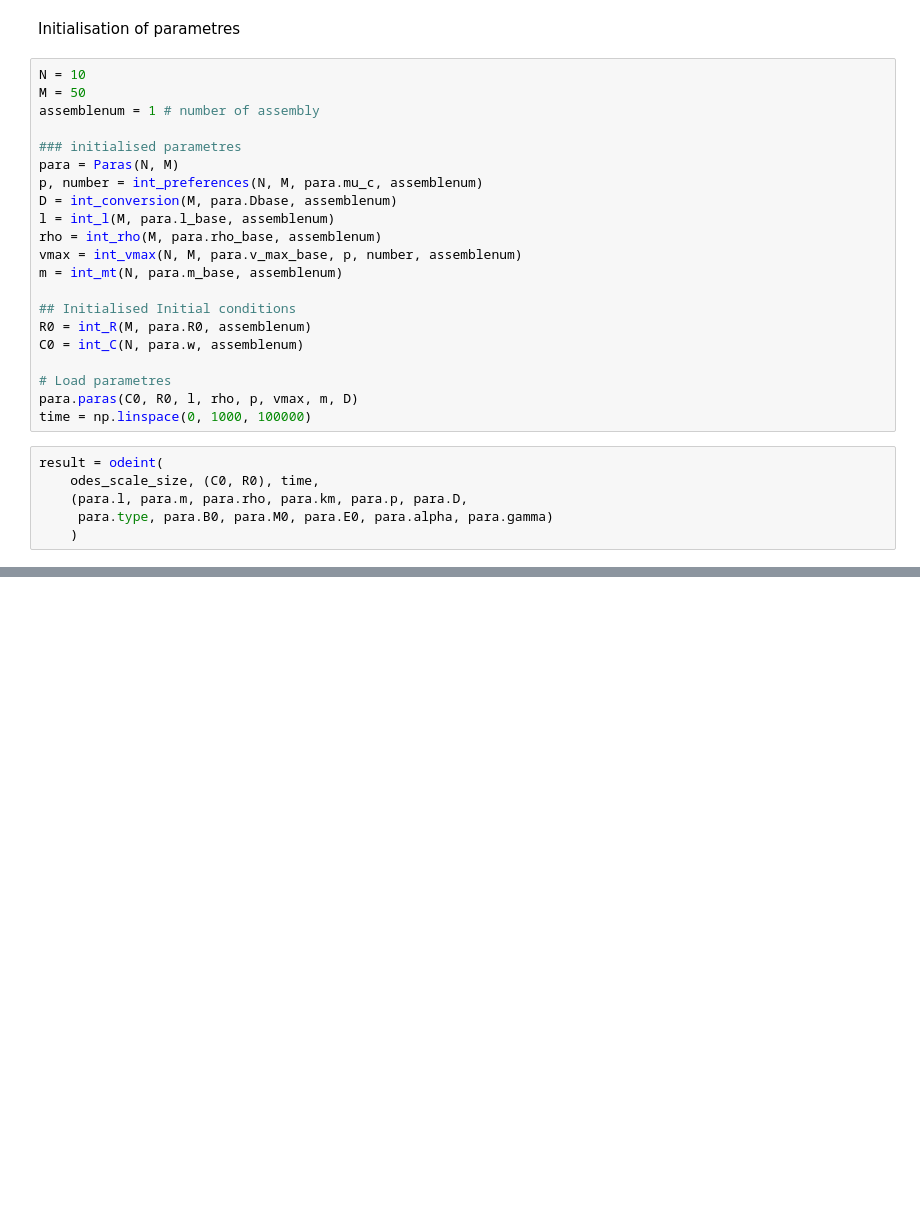
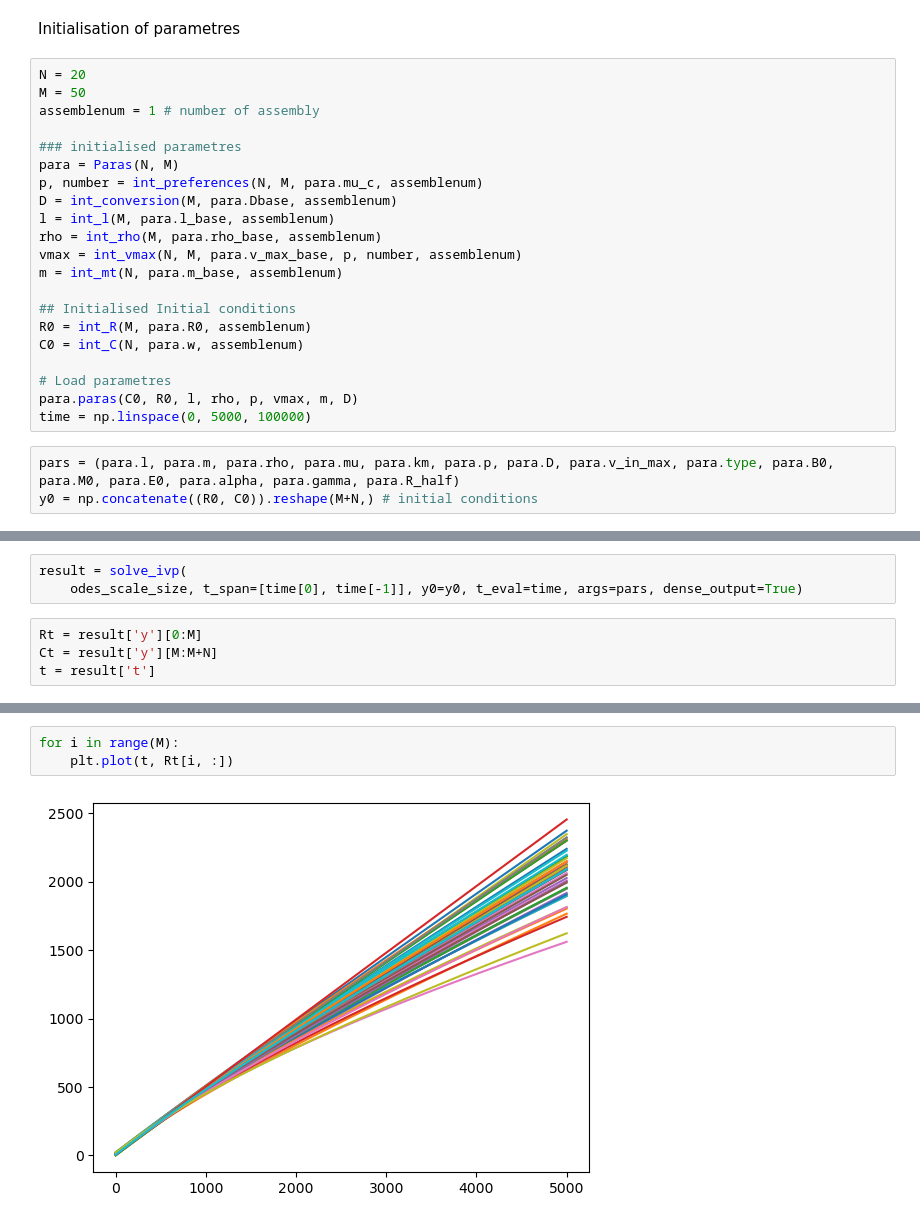
Before and after one commit to IVAN-Hu-yi/CellSizeBCA, a Jupyter notebook: Code/simulation.ipynb, the cells around one changed output, grey strips where cells are left out. Drawn from its saved outputs; the diff is of its cells as text; blank space fills up the shorter version.

```diff
--- a/Code/simulation.ipynb
+++ b/Code/simulation.ipynb
@@ -9,7 +10,7 @@ import matplotlib.pyplot as plt
 # %% [markdown]
 Initialisation of parametres
 # %%
-N = 10
+N = 20
 M = 50
 assemblenum = 1 # number of assembly
 
@@ -28,10 +29,7 @@ C0 = int_C(N, para.w, assemblenum)
 
 # Load parametres
 para.paras(C0, R0, l, rho, p, vmax, m, D)
-time = np.linspace(0, 1000, 100000)
+time = np.linspace(0, 5000, 100000)
 # %%
-result = odeint(
-    odes_scale_size, (C0, R0), time,
-    (para.l, para.m, para.rho, para.km, para.p, para.D,
-     para.type, para.B0, para.M0, para.E0, para.alpha, para.gamma)
-    )
+pars = (para.l, para.m, para.rho, para.mu, para.km, para.p, para.D, para.v_in_max, para.type, para.B0, para.M0, para.E0, para.alpha, para.gamma, para.R_half)
+y0 = np.concatenate((R0, C0)).reshape(M+N,) # initial conditions
@@ -54,0 +36,7 @@ para.leaka
+# %%
+result = solve_ivp(
+    odes_scale_size, t_span=[time[0], time[-1]], y0=y0, t_eval=time, args=pars, dense_output=True)
+# %%
+Rt = result['y'][0:M]
+Ct = result['y'][M:M+N]
+t = result['t']
@@ -54,0 +51,5 @@ para.leaka
+# %%
+for i in range(M):
+    plt.plot(t, Rt[i, :])
+# %% [output]
+[figure, added]
```
Also changed, not shown: parts of 15 cells of this notebook, 4 other files.
